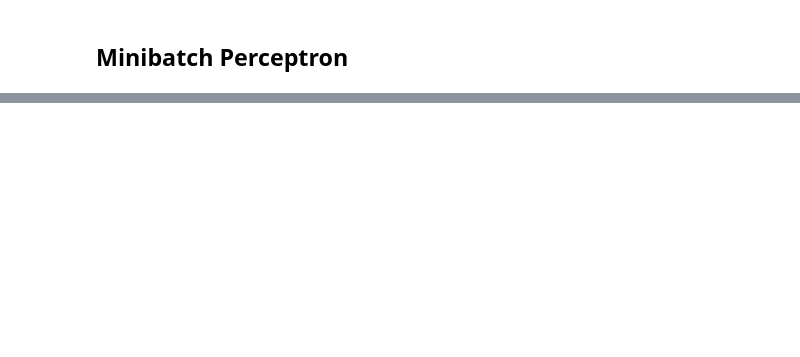
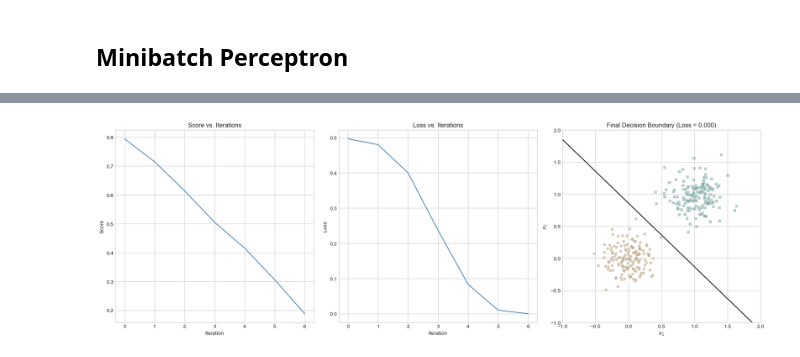
Before and after one commit to EpicET/EpicET.github.io, a Jupyter notebook: posts/blog4/index.ipynb, the cells around one changed output, grey strips where cells are left out. Cells and saved outputs as stored; diff of their text form; code cells hidden in the pictures; blank space fills up the shorter version.

Commit message:
Fixed mini-batch grad

```diff
--- a/posts/blog4/index.ipynb
+++ b/posts/blog4/index.ipynb
@@ -254,0 +332,5 @@ Iteration 5: Loss = 0.000, Score = -0.228
+# %%
+# Mini-batch k = 1
+plot_perceptron_training(X, y, Perceptron, PerceptronOptimizer, k=1)
+# %% [output]
+[figure, added]
```
Also changed, not shown: parts of 16 cells of this notebook, 5 other files.
